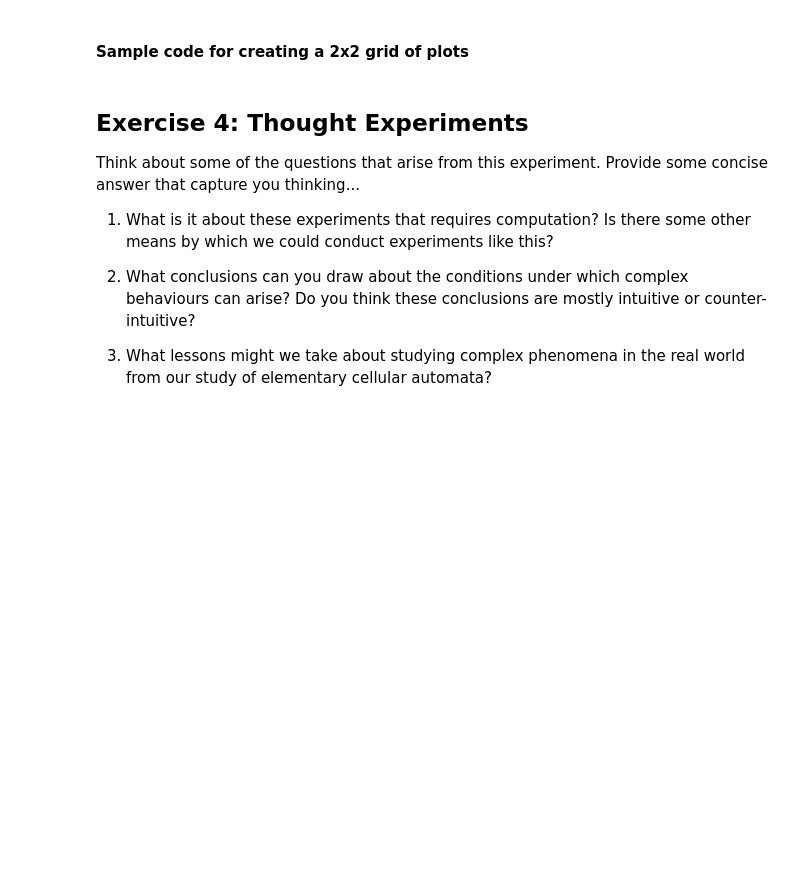
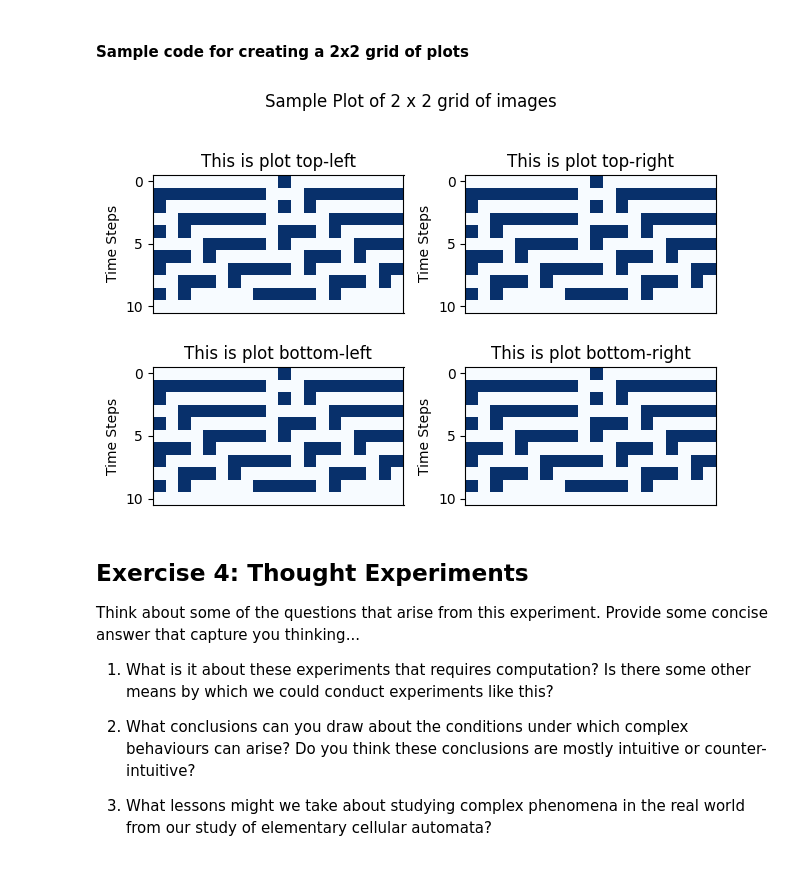
Before and after one commit to jaymhaiskar/cap-comp215, a Jupyter notebook: Copy_of_lab05_CA_1D.ipynb, the cells around one changed output. Saved outputs shown, nothing was run; the diff lists cells and outputs as text; code cells hidden in the pictures; blank space fills up the shorter version.

```diff
--- a/Copy_of_lab05_CA_1D.ipynb
+++ b/Copy_of_lab05_CA_1D.ipynb
@@ -200,16 +298,20 @@ Wolfram identifies 4 "classes" of Elementary Cellular Automata:
 # %%
 def axes_layout(nrows=1, ncols=1, fig_title=None, **kwargs):
     """ layout nrows x ncols axes with sensible defaults.  kwargs passed directly to `plt.subplots()`"""
     kwargs = {**dict(layout='tight'), **kwargs}
     fig, axes = plt.subplots(nrows=nrows, ncols=ncols, **kwargs)
     if fig_title:
         fig.suptitle(fig_title)
     return axes
 
 # Example: plot 4 plots in a 2x2 grid - plots are labelled so it's clear which is which.
 axes = axes_layout(2, 2, fig_title='Sample Plot of 2 x 2 grid of images')
 for ax, title in zip(axes.flat, ('top-left', 'top-right', 'bottom-left', 'bottom-right' )):
-    plot_ca(ca_timesteps, axes=ax, title=f'This is plot {title}')
+    plot_ca(timesteps, axes=ax, title=f'This is plot {title}')
+
+#I couldn't find a way to incorporate the experiment function into this. Had trouble understanding how each graph would map to each location.
+# %% [output]
+[figure, added]
 # %% [markdown]
 ## Exercise 4:  Thought Experiments
 Think about some of the questions that arise from this experiment.  Provide some concise answer that capture you thinking...
```
Also changed, not shown: parts of 7 cells of this notebook.
